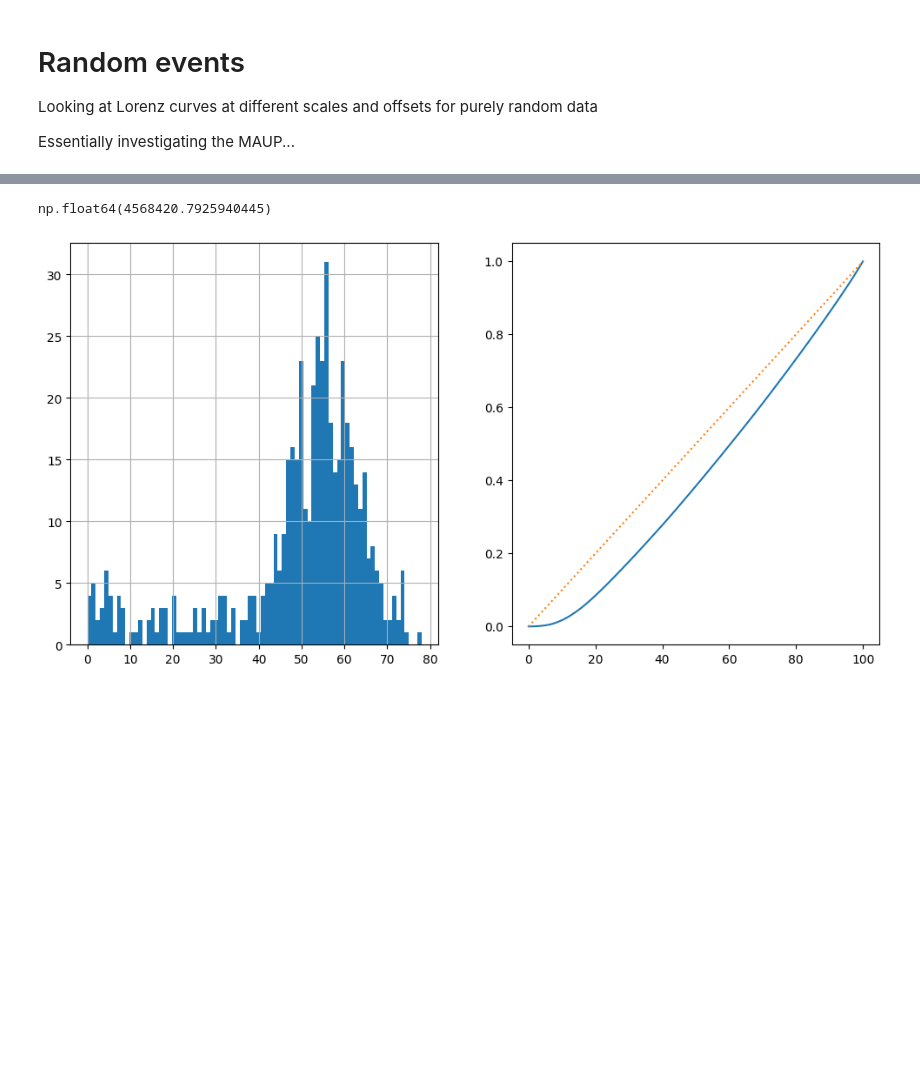
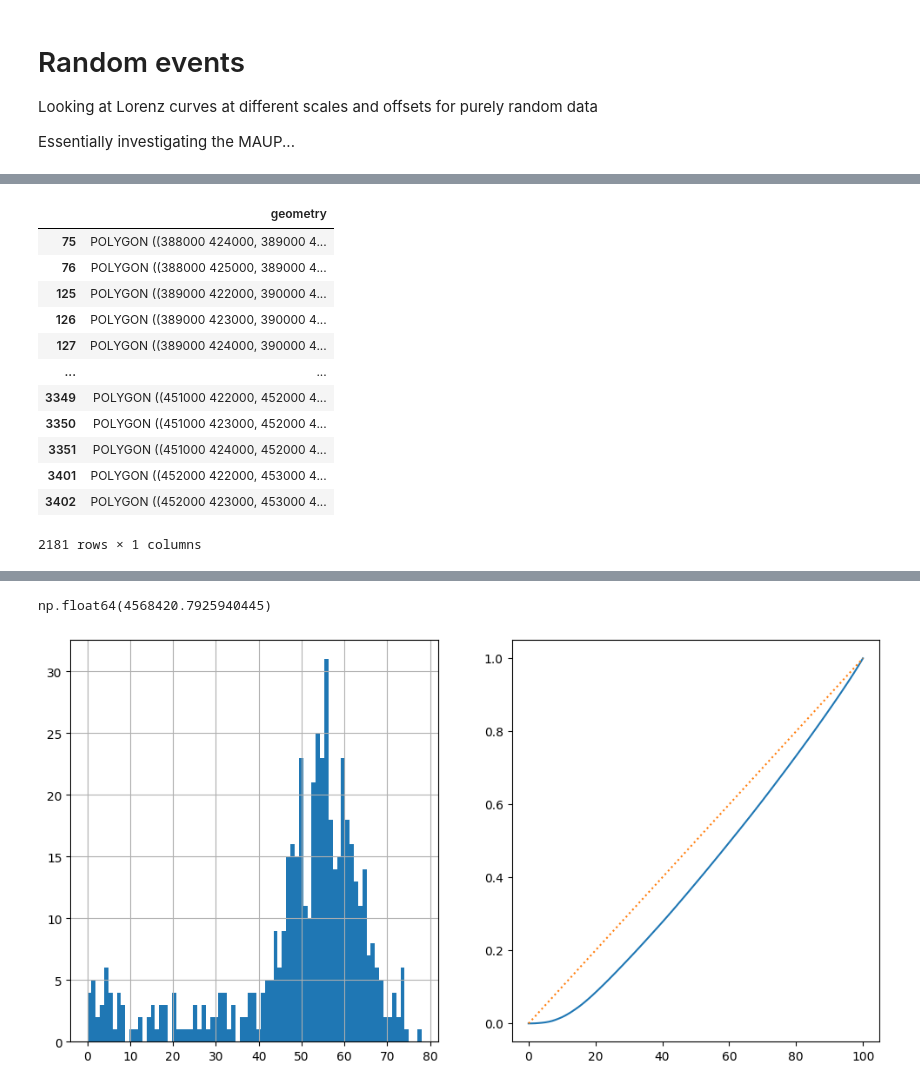
Before and after one commit to safer-streets/safer-streets-core, a Jupyter notebook: random.ipynb, the cells around one changed output, grey strips where cells are left out. Cells and saved outputs as stored; diff of their text form; code cells hidden in the pictures; blank space fills up the shorter version.

```diff
--- a/random.ipynb
+++ b/random.ipynb
@@ -55,13 +56,4 @@ crimes
 # %%
-sgrid = get_square_grid(1000.0, FORCE, offset=(0, 0))  # , offset=(0.0, 0.0))
-
-crimes_by_sq = sgrid.sjoin(crimes, how="right").groupby("index_left").PFA23CD.count().rename("count")
-# restore the crime-free OAs by left joining on the full set
-sgrid = sgrid.join(crimes_by_sq, how="left").fillna(0)
-sgrid.explore(
-    "count",
-    cmap="Reds",
-    tiles="CartoDB positron",
-    style_kwds=dict(color="black", weight=0.5, opacity=0.4, fillOpacity=0.7),
-)
+sgrid = get_square_grid(1000.0, boundary, offset=(0, 0))  # , offset=(0.0, 0.0))
+sgrid
 # %% [output]
@@ -68,0 +60,13 @@ sgrid.explore(
+|  | geometry |
+| 75 | POLYGON ((388000 424000, 389000 4... |
+| 76 | POLYGON ((388000 425000, 389000 4... |
+| 125 | POLYGON ((389000 422000, 390000 4... |
+| 126 | POLYGON ((389000 423000, 390000 4... |
+| 127 | POLYGON ((389000 424000, 390000 4... |
+| ... | ... |
+| 3349 | POLYGON ((451000 422000, 452000 4... |
+| 3350 | POLYGON ((451000 423000, 452000 4... |
+| 3351 | POLYGON ((451000 424000, 452000 4... |
+| 3401 | POLYGON ((452000 422000, 453000 4... |
+| 3402 | POLYGON ((452000 423000, 453000 4... |
+2181 rows × 1 columns
```
Also changed, not shown: parts of 5 cells of this notebook, 2 other files.
